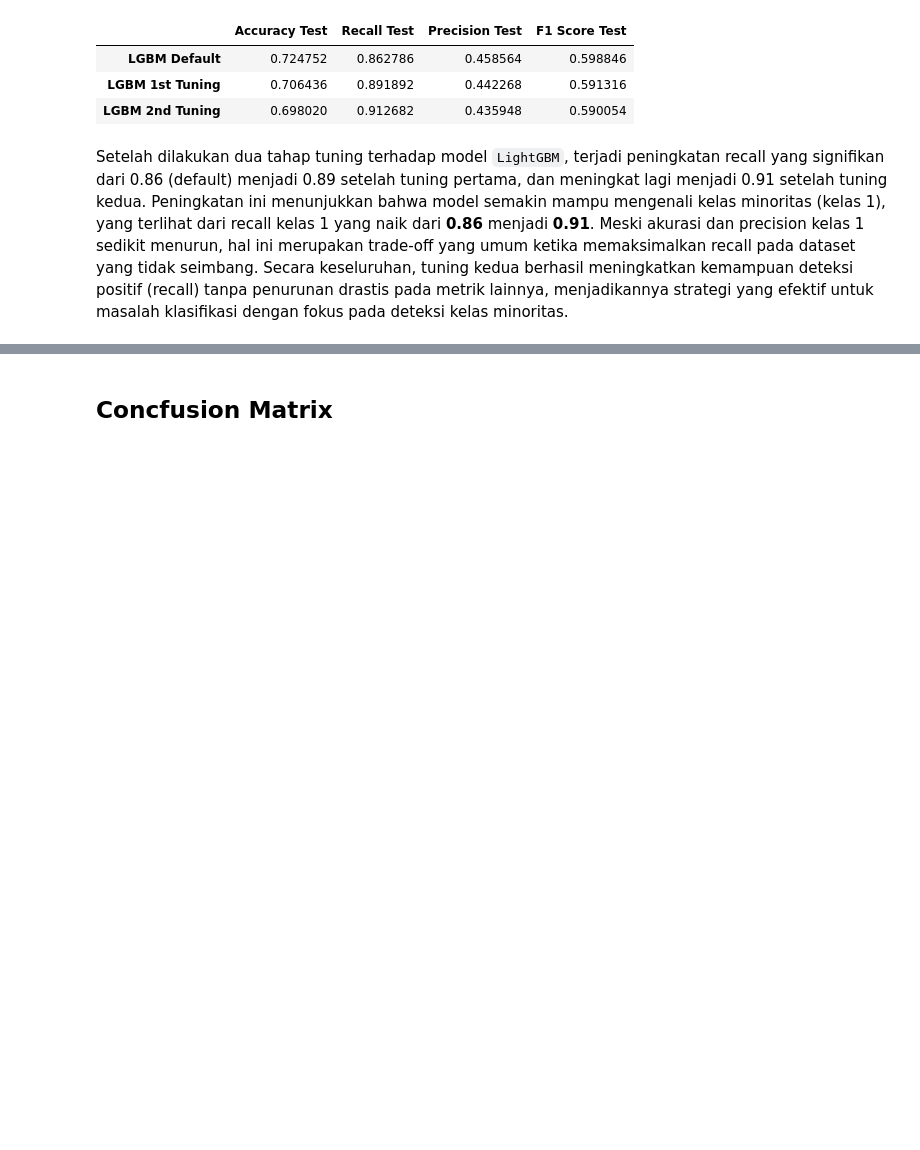
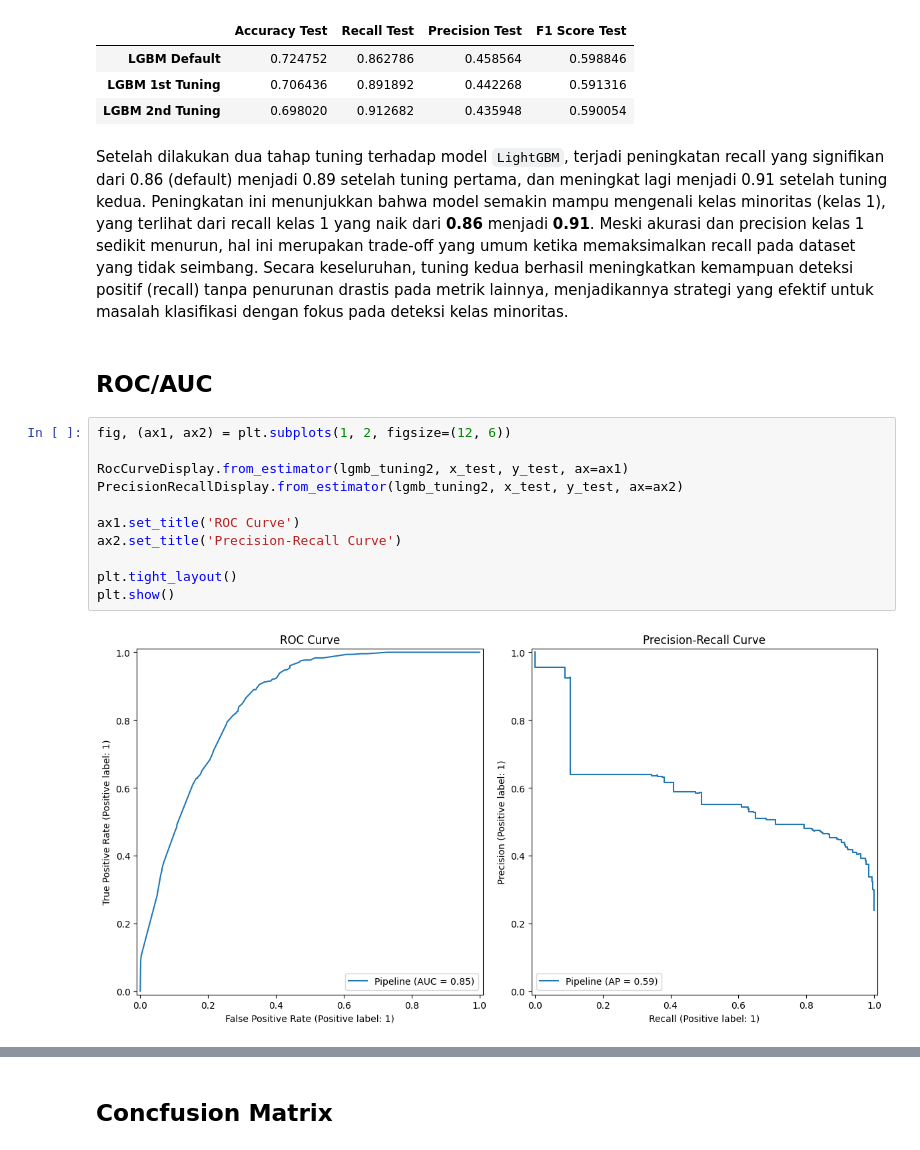
Before and after one commit to Meowstronot/hotel__booking_predict, a Jupyter notebook: notebooks/hotel_booking_cancelation.ipynb, the cells around one changed output, grey strips where cells are left out. Drawn from its saved outputs; the diff is of its cells as text; blank space fills up the shorter version.

```diff
--- a/notebooks/hotel_booking_cancelation.ipynb
+++ b/notebooks/hotel_booking_cancelation.ipynb
@@ -1288,3 +1304,18 @@ df_tuning_result.T
 | LGBM 2nd Tuning | 0.698020 | 0.912682 | 0.435948 | 0.590054 |
 # %% [markdown]
 Setelah dilakukan dua tahap tuning terhadap model `LightGBM`, terjadi peningkatan recall yang signifikan dari 0.86 (default) menjadi 0.89 setelah tuning pertama, dan meningkat lagi menjadi 0.91 setelah tuning kedua. Peningkatan ini menunjukkan bahwa model semakin mampu mengenali kelas minoritas (kelas 1), yang terlihat dari recall kelas 1 yang naik dari **0.86** menjadi **0.91**. Meski akurasi dan precision kelas 1 sedikit menurun, hal ini merupakan trade-off yang umum ketika memaksimalkan recall pada dataset yang tidak seimbang. Secara keseluruhan, tuning kedua berhasil meningkatkan kemampuan deteksi positif (recall) tanpa penurunan drastis pada metrik lainnya, menjadikannya strategi yang efektif untuk masalah klasifikasi dengan fokus pada deteksi kelas minoritas.
+# %% [markdown]
+## ROC/AUC
+# %%
+fig, (ax1, ax2) = plt.subplots(1, 2, figsize=(12, 6))
+
+RocCurveDisplay.from_estimator(lgmb_tuning2, x_test, y_test, ax=ax1)
+PrecisionRecallDisplay.from_estimator(lgmb_tuning2, x_test, y_test, ax=ax2)
+
+ax1.set_title('ROC Curve')
+ax2.set_title('Precision-Recall Curve')
+
+plt.tight_layout()
+plt.show()
+# %% [output]
+[figure, added]
```
Also changed, not shown: parts of 15 cells of this notebook, 1 other file.
